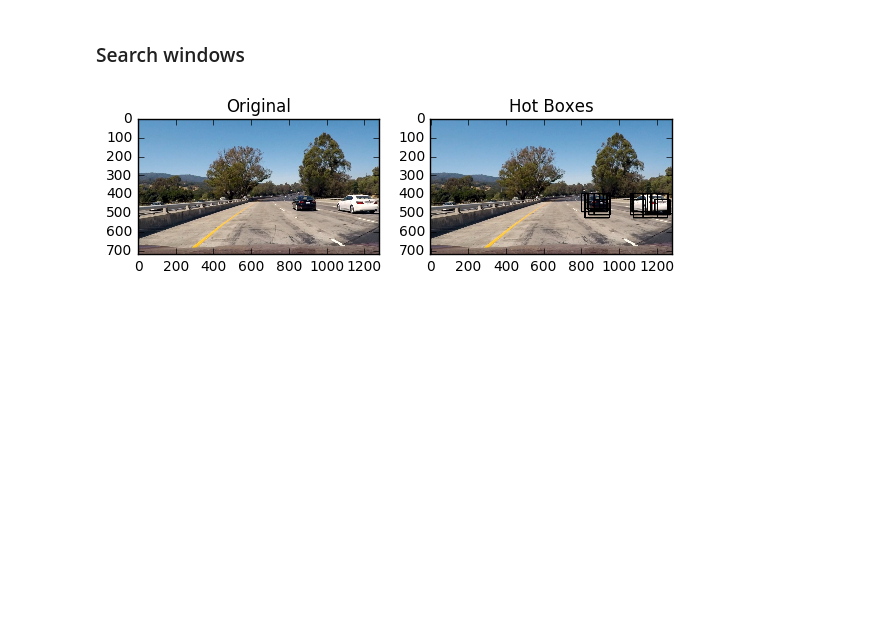
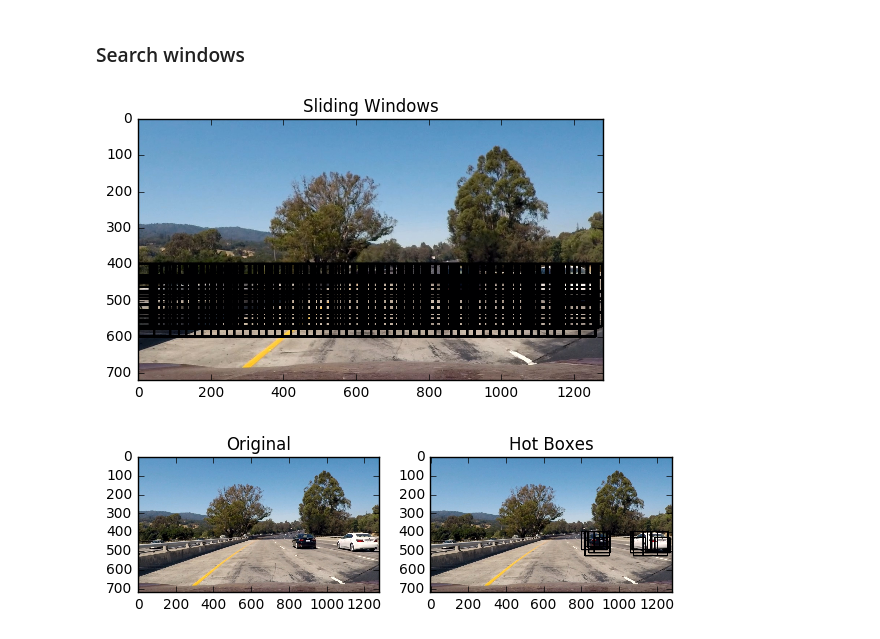
Before and after one commit to hfoffani/CarND-Vehicle-Detection, a Jupyter notebook: vehicle-detection.ipynb, the cells around one changed output. Cells and saved outputs as stored; diff of their text form; code cells hidden in the pictures; blank space fills up the shorter version.

Commit message:
With sliding windows.

```diff
--- a/vehicle-detection.ipynb
+++ b/vehicle-detection.ipynb
@@ -438,6 +438,34 @@ def draw_labeled_bboxes(img, labels):
         cv2.rectangle(img, bbox[0], bbox[1], (0,0,255), 6)
     # Return the image
     return img
+# %%
+def _show_sliding_windows():
+    image_files = glob.glob('test_images/' + '*1.jpg')
+    for i,img_file in enumerate(image_files):
+
+        image = cv2.imread(img_file)
+        image = cv2.cvtColor(image, cv2.COLOR_BGR2RGB)
+        # normalize.
+        image = image.astype(np.float32)/255
+
+        all_windows = []
+        for xywin in slide_window_sizes:
+            xy_window = (xywin, xywin)
+
+            windows = slide_window(image, x_start_stop=[None, None], y_start_stop=y_start_stop,
+                                xy_window=xy_window, xy_overlap=slide_window_overlap)
+
+            all_windows.extend(windows)
+
+        image = draw_boxes(image, all_windows)
+        plt.imshow(image)
+        plt.title('Sliding Windows')
+        plt.savefig(out_img+'sliding-windows'+'.png', bbox_inches='tight', pad_inches=0)
+        plt.show()
+
+_show_sliding_windows()
+# %% [output]
+[figure, added]
 # %%
 def _test_search_windows():
     image_files = glob.glob('test_images/' + '*.jpg')
```
Also changed, not shown: 2 other files.
